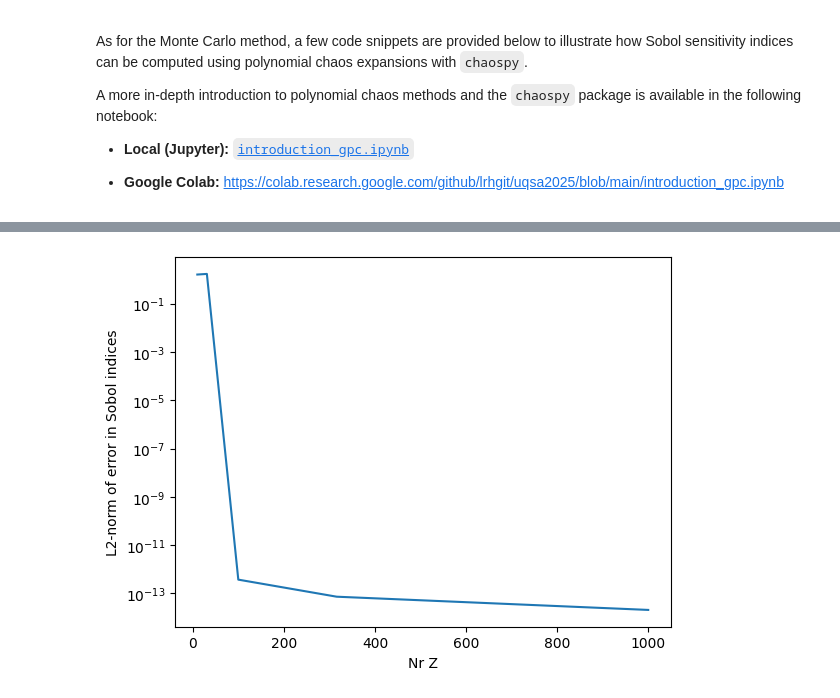
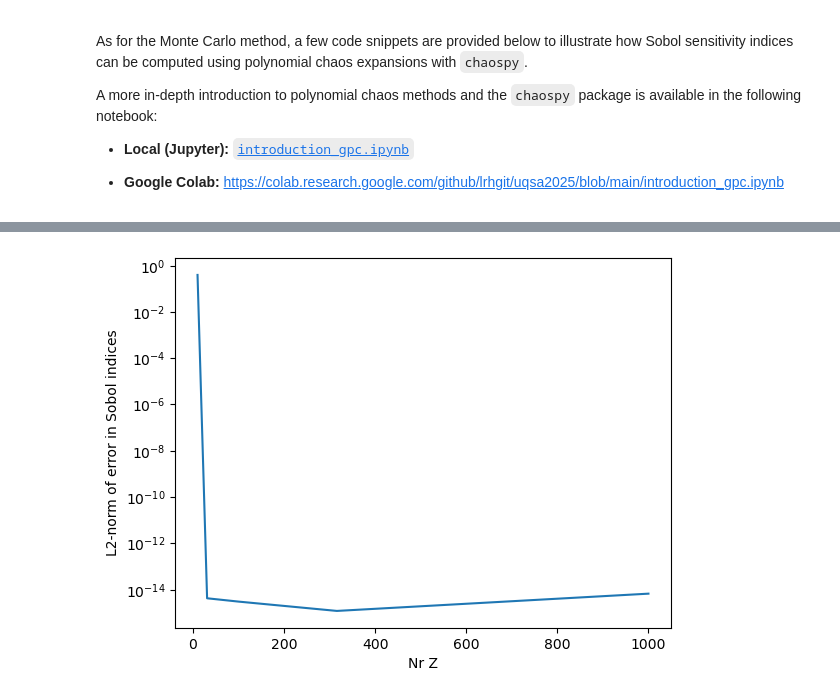
Before and after one commit to lrhgit/uqsa2025, a Jupyter notebook: sensitivity_introduction.ipynb, the cells around one changed output, grey strips where cells are left out. Drawn from its saved outputs; the diff is of its cells as text; code cells hidden in the pictures.

```diff
--- a/sensitivity_introduction.ipynb
+++ b/sensitivity_introduction.ipynb
@@ -845,12 +844,12 @@ A more in-depth introduction to polynomial chaos methods and the `chaospy` packa
 
 # Use same jpdf and linear model setup (zm, w, jpdf)
 
-Ns_pc = 100
+Ns_pc = 70
 samples_pc = jpdf.sample(Ns_pc)
 Y_pc = linear_model(w, samples_pc.T)
 
 # Recommended basis construction
-order = 4
+order = 1
 poly = cp.expansion.stieltjes(order, jpdf)
 
 # Regression-based fit
@@ -890,21 +889,21 @@ First-order indices (MC vs PCE vs analytic)
 # %%
 # Polychaos convergence
 from numpy import linalg as LA
 Npc_list = np.logspace(1, 3, 5).astype(int)
 error = []
 
 for i, Npc in enumerate(Npc_list):
     Zpc = jpdf.sample(Npc)
     Ypc = linear_model(w, Zpc.T)
-    Npol = 4
+    Npol = 2
     poly = cp.expansion.cholesky(Npol, jpdf)
     approx = cp.fit_regression(poly, Zpc, Ypc)
     s_pc = cp.Sens_m(approx, jpdf)
     error.append(LA.norm((s_pc - s**2)/s**2))
 
 plt.figure()
 plt.semilogy(Npc_list, error)
 _=plt.xlabel('Nr Z')
 _=plt.ylabel('L2-norm of error in Sobol indices')
 # %% [output]
-[figure, old version]
+[figure, new version]
```
Also changed, not shown: parts of 8 cells of this notebook, 1 other file.
